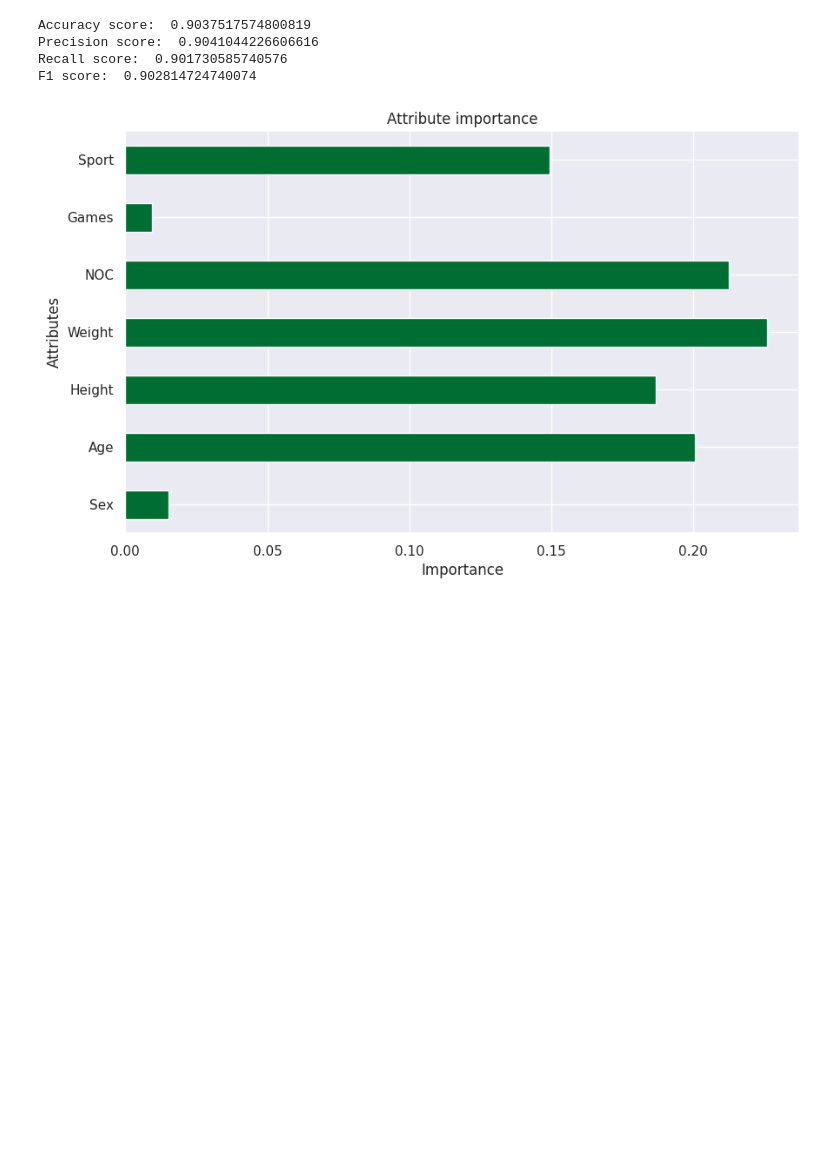
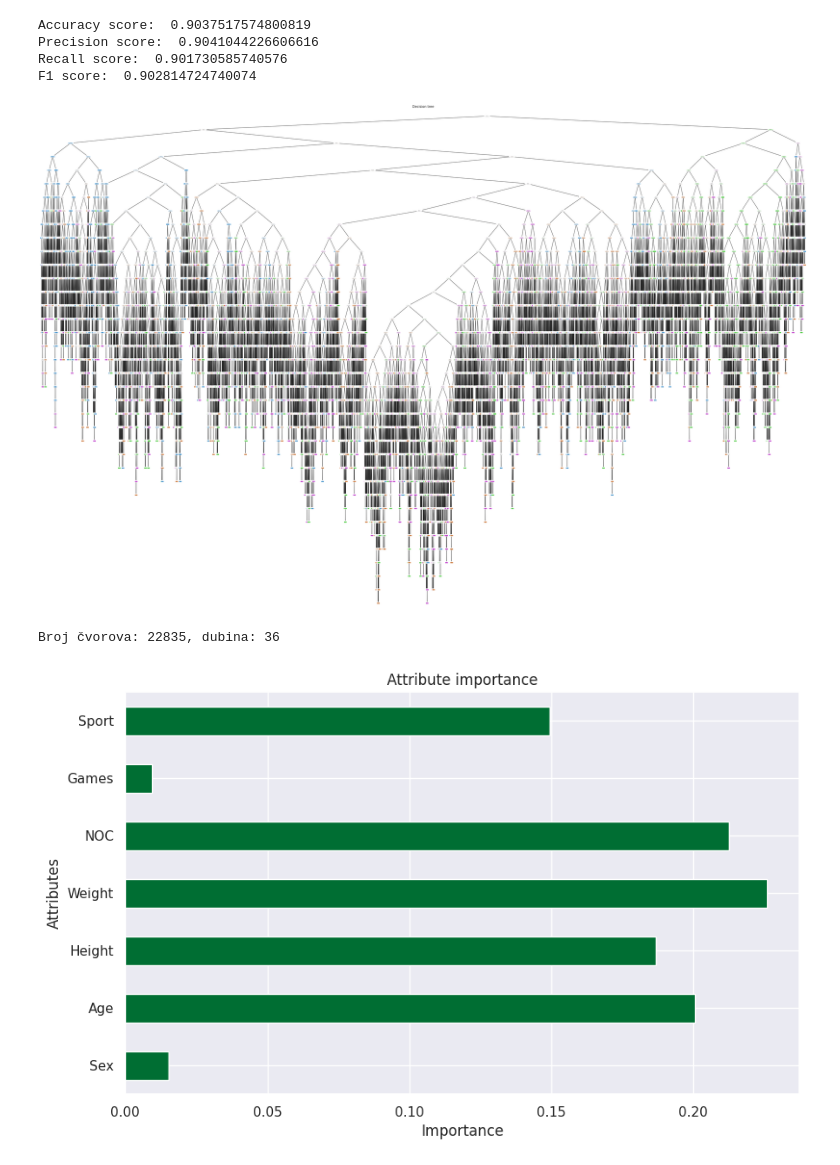
Before and after one commit to MATF-istrazivanje-podataka-1/2023_Data_Mining_Olimpics_Dataset, a Jupyter notebook: modeli/klasifikacija/DecisionTree.ipynb, the cells around one changed output. Cells and saved outputs as stored; diff of their text form; code cells hidden in the pictures; blank space fills up the shorter version.

```diff
--- a/modeli/klasifikacija/DecisionTree.ipynb
+++ b/modeli/klasifikacija/DecisionTree.ipynb
@@ -82,14 +82,17 @@ Precision score:  0.9041044226606616
 Recall score:  0.901730585740576
 F1 score:  0.902814724740074
 # %%
-# plt.figure(figsize=(50, 33))
-# _=plot_tree(dtc_model, feature_names = X_train.columns, class_names = ['Zlato', 'Srebro', 'Bronza', 'Nista'], filled = True, rounded = True)
-# plt.title("Decision tree")
-# plt.show()
+plt.figure(figsize=(50, 33))
+_=plot_tree(dtc_model, feature_names = X_train.columns, class_names = ['Zlato', 'Srebro', 'Bronza', 'Nista'], filled = True, rounded = True)
+plt.title("Decision tree")
+plt.show()
 
-# num_nodes = dtc_model.tree_.node_count
-# depth = dtc_model.tree_.max_depth
-# print(f'Broj čvorova: {num_nodes}, dubina: {depth}')
+num_nodes = dtc_model.tree_.node_count
+depth = dtc_model.tree_.max_depth
+print(f'Broj čvorova: {num_nodes}, dubina: {depth}')
+# %% [output]
+[figure, added]
+Broj čvorova: 22835, dubina: 36
 # %%
 feature_importance = pd.Series(dtc_model.feature_importances_, index = X_train.columns)
 
```
Also changed, not shown: parts of 8 cells of this notebook, 2 other files.
